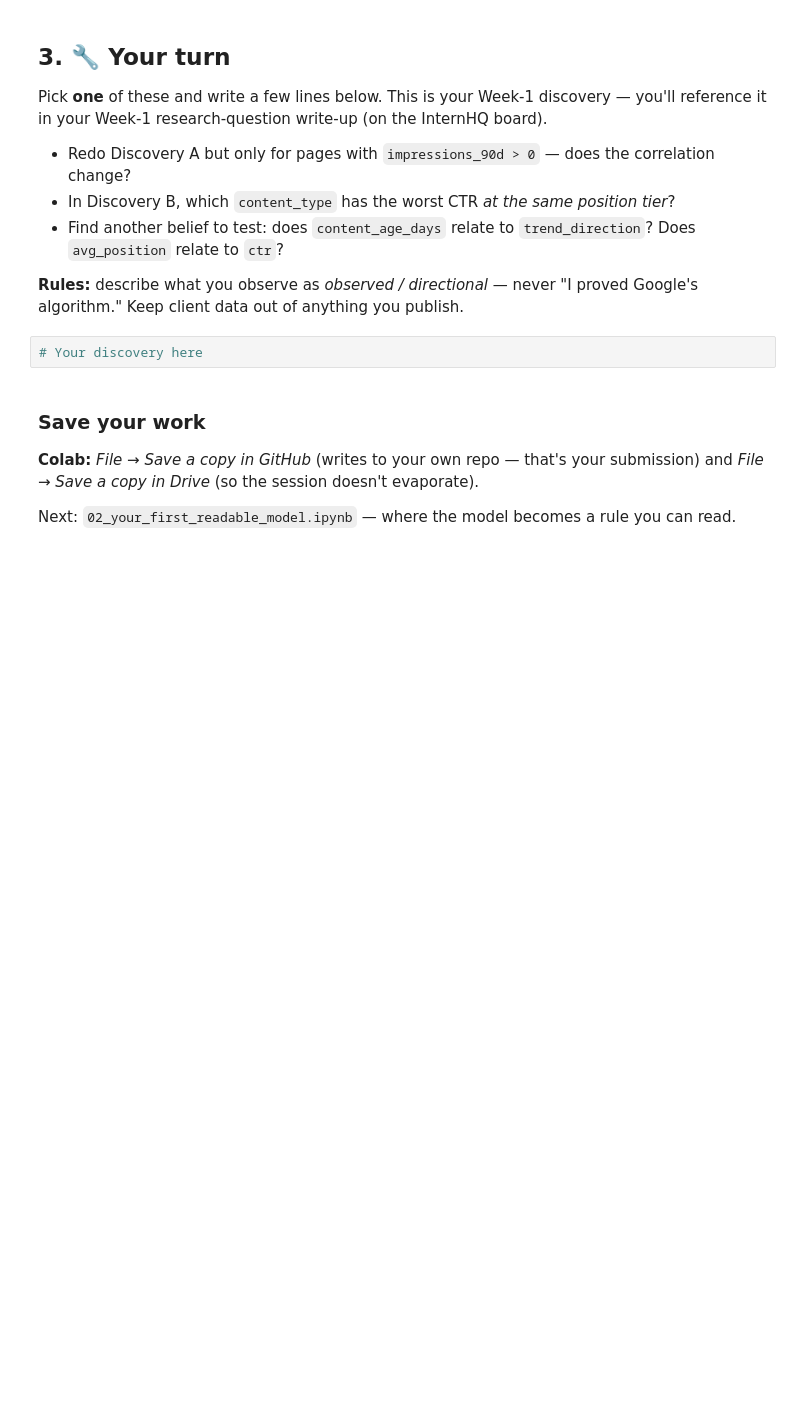
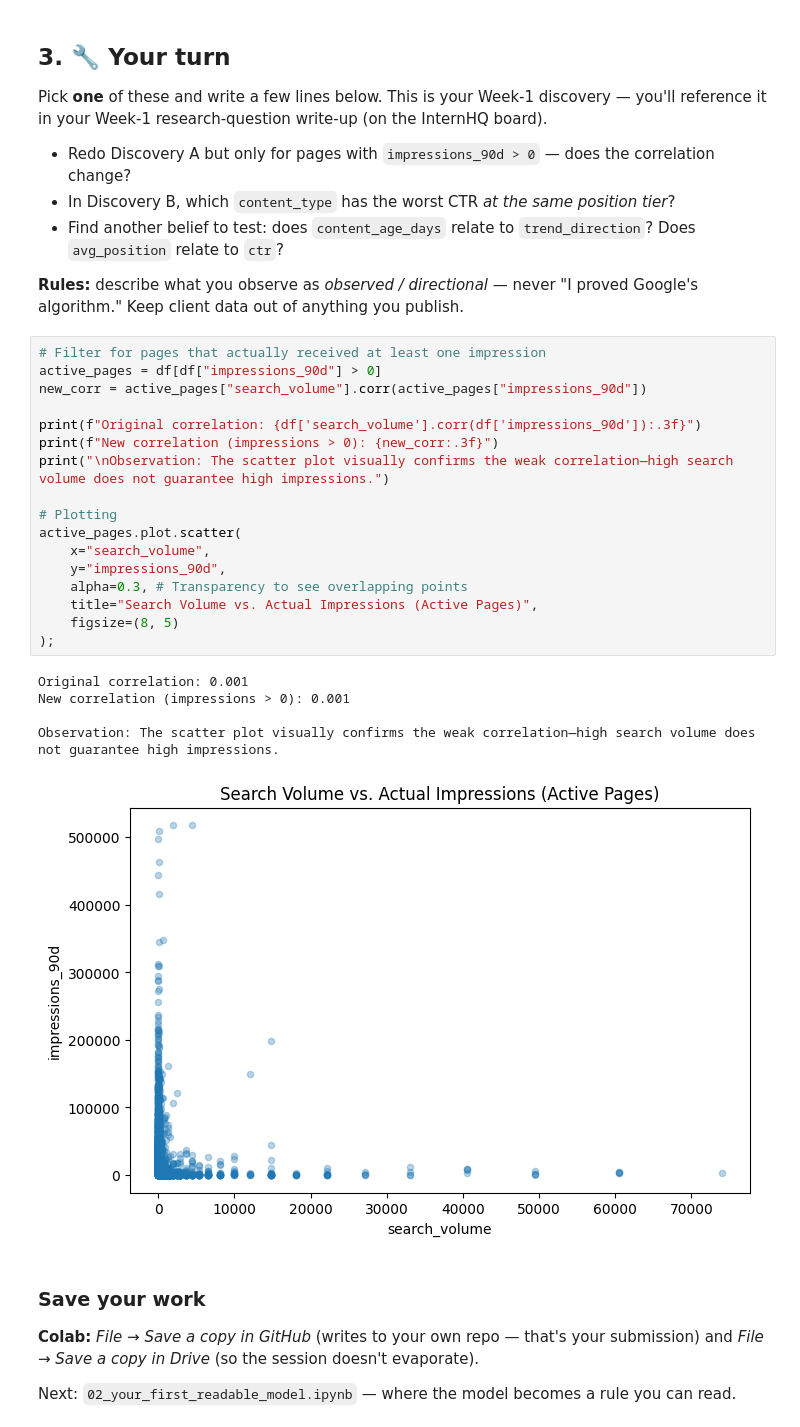
Before and after one commit to nayab20im-tech/flyrank-ml-internship, a Jupyter notebook: notebooks/01_first_look_and_discovery.ipynb, the cells around one changed output. Cells and saved outputs as stored; diff of their text form; blank space fills up the shorter version.

```diff
--- a/notebooks/01_first_look_and_discovery.ipynb
+++ b/notebooks/01_first_look_and_discovery.ipynb
@@ -151,8 +153,29 @@ Pick **one** of these and write a few lines below. This is your Week-1 discovery
 - Find another belief to test: does `content_age_days` relate to `trend_direction`? Does `avg_position` relate to `ctr`?
 
 **Rules:** describe what you observe as *observed / directional* — never "I proved Google's algorithm." Keep client data out of anything you publish.
-# %%
-# Your discovery here
+# %%
+# Filter for pages that actually received at least one impression
+active_pages = df[df["impressions_90d"] > 0]
+new_corr = active_pages["search_volume"].corr(active_pages["impressions_90d"])
+
+print(f"Original correlation: {df['search_volume'].corr(df['impressions_90d']):.3f}")
+print(f"New correlation (impressions > 0): {new_corr:.3f}")
+print("\nObservation: The scatter plot visually confirms the weak correlation—high search volume does not guarantee high impressions.")
+
+# Plotting
+active_pages.plot.scatter(
+    x="search_volume",
+    y="impressions_90d",
+    alpha=0.3, # Transparency to see overlapping points
+    title="Search Volume vs. Actual Impressions (Active Pages)",
+    figsize=(8, 5)
+);
+# %% [output]
+Original correlation: 0.001
+New correlation (impressions > 0): 0.001
+
+Observation: The scatter plot visually confirms the weak correlation—high search volume does not guarantee high impressions.
+[figure, added]
 # %% [markdown]
 ### Save your work
 **Colab:** *File → Save a copy in GitHub* (writes to your own repo — that's your submission) and *File → Save a copy in Drive* (so the session doesn't evaporate).
```
Also changed, not shown: parts of 1 cell of this notebook.
